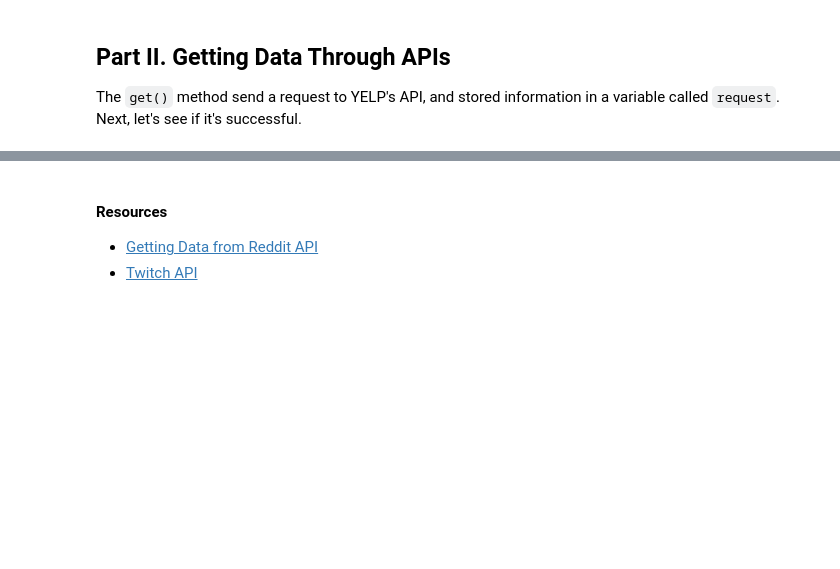
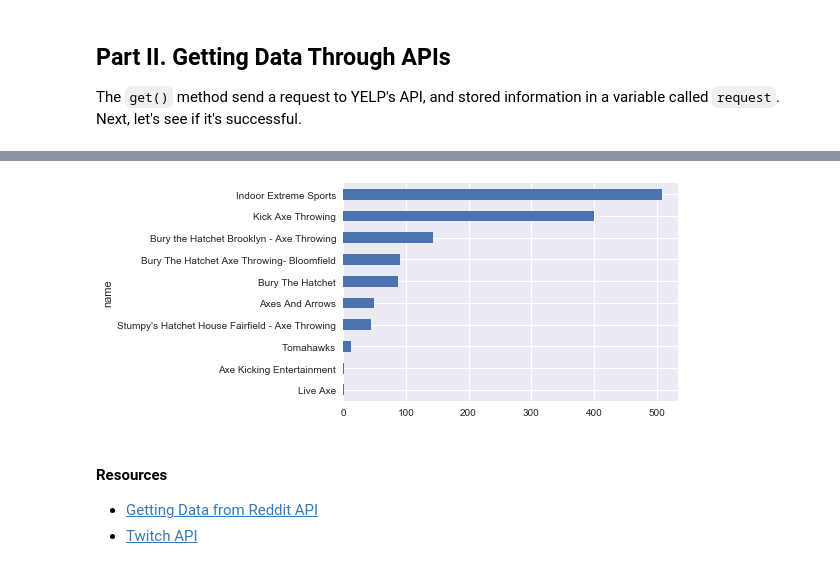
Before and after one commit to yunghanjeong/nyc-mhtn-ds-091420-lectures, a Jupyter notebook: Phase_1/Introduction_to_APIs.ipynb, the cells around one changed output, grey strips where cells are left out. Drawn from its saved outputs; the diff is of its cells as text; code cells hidden in the pictures; blank space fills up the shorter version.

```diff
--- a/Phase_1/Introduction_to_APIs.ipynb
+++ b/Phase_1/Introduction_to_APIs.ipynb
@@ -50,7 +52,7 @@ response.status_code
 # usually, services would limit you to a certain amount of API calls. This varies from service
 # to service, so you have to watch out to it
 
-MY_API_KEY = "key"
+MY_API_KEY = "DELTE BEFORE COMMIT"
 
 
 term = 'Axe Throwing'
@@ -93,4 +148,5 @@ axe_throwing['businesses'][0]
 # %%
 # turn the relevant dataset into a dataframe
 
-axe_throwing_df = None
+axe_throwing_df = pd.DataFrame.from_dict(axe_throwing["businesses"])
+axe_throwing_df.info()
@@ -97,7 +183,13 @@ axe_throwing_df = None
 # %%
 # you can do some analysis and visualization from here on!
 
 # visualize the review count - what's the appropriate plot?
+check1 = axe_throwing_df.groupby("name").head()
+check1 = check1.set_index(check1["name"])
+check1["review_count"].sort_values().plot(kind = "barh");
+plt.title("Review Count per Business")
+# %% [output]
+[figure, added]
 # %%
 # query the name of the axe throwing place with the highest review
 # %%
```
Also changed, not shown: parts of 12 cells of this notebook, 1 other file.
